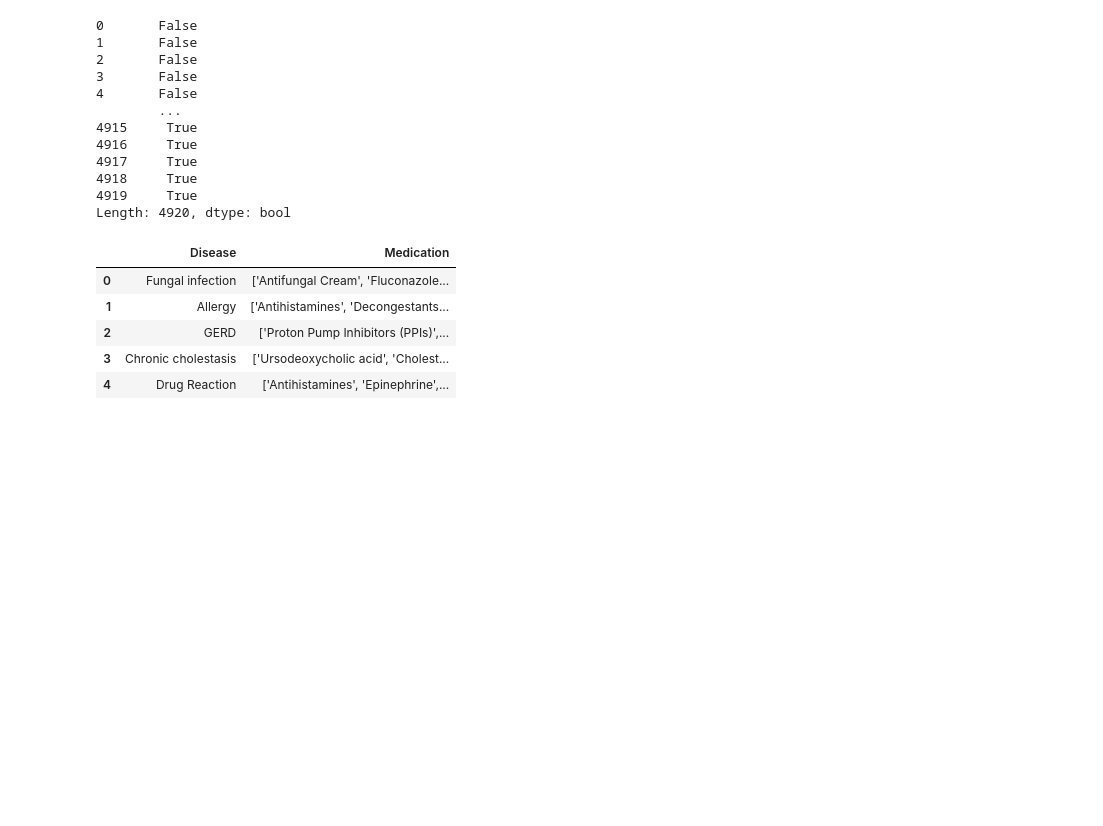
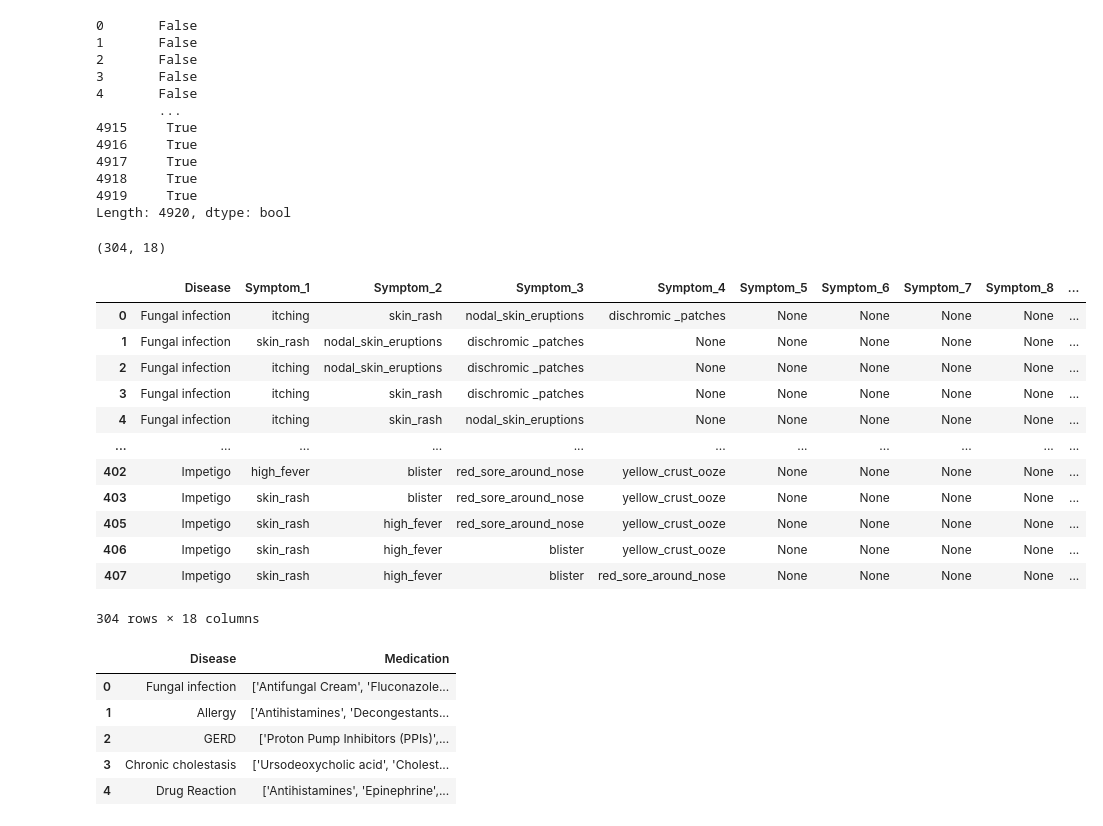
Before and after one commit to William-Itotia/Medicine-Recommendation-system, a Jupyter notebook: Untitled-1.ipynb, the cells around one changed output. Drawn from its saved outputs; the diff is of its cells as text; code cells hidden in the pictures; blank space fills up the shorter version.

```diff
--- a/Untitled-1.ipynb
+++ b/Untitled-1.ipynb
@@ -98,0 +107,2 @@ Length: 133, dtype: int64
+# %%
+df.fillna('None', inplace=True)
@@ -113,6 +125,26 @@ df.duplicated()
 Length: 4920, dtype: bool
 # %%
 df = df.drop_duplicates()
+# %%
+df.shape
+# %% [output]
+(304, 18)
+# %%
+df
+# %% [output]
+|  | Disease | Symptom_1 | Symptom_2 | Symptom_3 | Symptom_4 | Symptom_5 | Symptom_6 | Symptom_7 | Symptom_8 | ... |
+| 0 | Fungal infection | itching | skin_rash | nodal_skin_eruptions | dischromic _patches | None | None | None | None | ... |
+| 1 | Fungal infection | skin_rash | nodal_skin_eruptions | dischromic _patches | None | None | None | None | None | ... |
+| 2 | Fungal infection | itching | nodal_skin_eruptions | dischromic _patches | None | None | None | None | None | ... |
+| 3 | Fungal infection | itching | skin_rash | dischromic _patches | None | None | None | None | None | ... |
+| 4 | Fungal infection | itching | skin_rash | nodal_skin_eruptions | None | None | None | None | None | ... |
+| ... | ... | ... | ... | ... | ... | ... | ... | ... | ... | ... |
+| 402 | Impetigo | high_fever | blister | red_sore_around_nose | yellow_crust_ooze | None | None | None | None | ... |
+| 403 | Impetigo | skin_rash | blister | red_sore_around_nose | yellow_crust_ooze | None | None | None | None | ... |
+| 405 | Impetigo | skin_rash | high_fever | red_sore_around_nose | yellow_crust_ooze | None | None | None | None | ... |
+| 406 | Impetigo | skin_rash | high_fever | blister | yellow_crust_ooze | None | None | None | None | ... |
+| 407 | Impetigo | skin_rash | high_fever | blister | red_sore_around_nose | None | None | None | None | ... |
+304 rows × 18 columns
 # %%
 medications.head()
 # %% [output]
```
Also changed, not shown: parts of 15 cells of this notebook.
